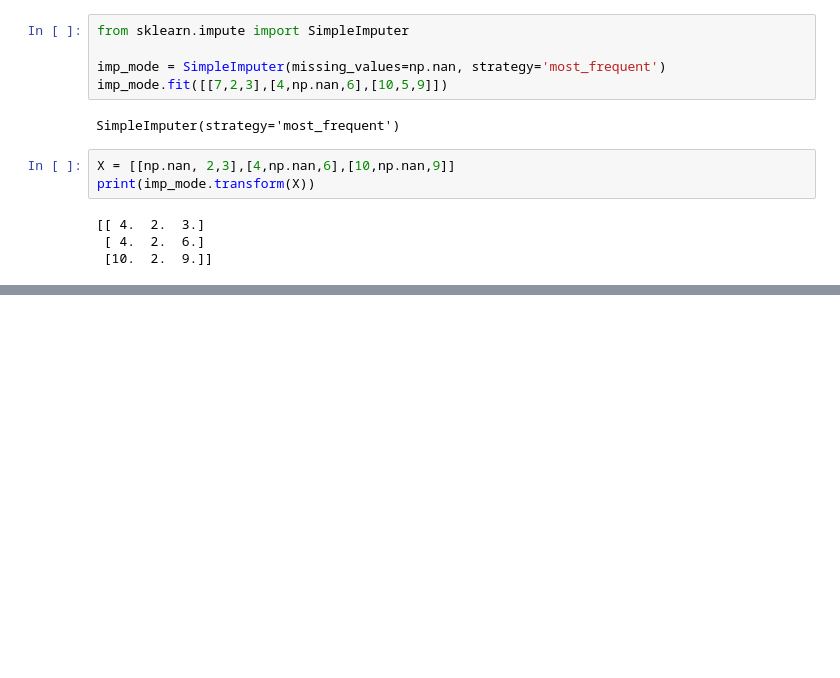
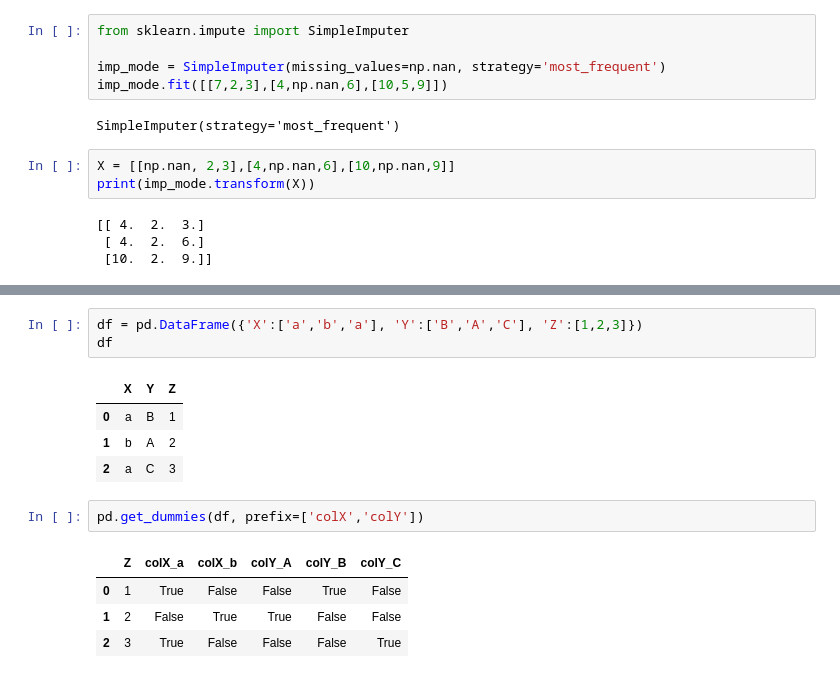
Before and after one commit to PrajwalLuitel/lambton_college_assessments, a Jupyter notebook: python_v2/class_practice/practice6.ipynb, the cells around one changed output, grey strips where cells are left out. Cells and saved outputs as stored; diff of their text form; blank space fills up the shorter version.

```diff
--- a/python_v2/class_practice/practice6.ipynb
+++ b/python_v2/class_practice/practice6.ipynb
@@ -212,0 +238,15 @@ print(imp_mode.transform(X))
+# %%
+df = pd.DataFrame({'X':['a','b','a'], 'Y':['B','A','C'], 'Z':[1,2,3]})
+df
+# %% [output]
+|  | X | Y | Z |
+| 0 | a | B | 1 |
+| 1 | b | A | 2 |
+| 2 | a | C | 3 |
+# %%
+pd.get_dummies(df, prefix=['colX','colY'])
+# %% [output]
+|  | Z | colX_a | colX_b | colY_A | colY_B | colY_C |
+| 0 | 1 | True | False | False | True | False |
+| 1 | 2 | False | True | True | False | False |
+| 2 | 3 | True | False | False | False | True |
```
Also changed, not shown: parts of 4 cells of this notebook.
